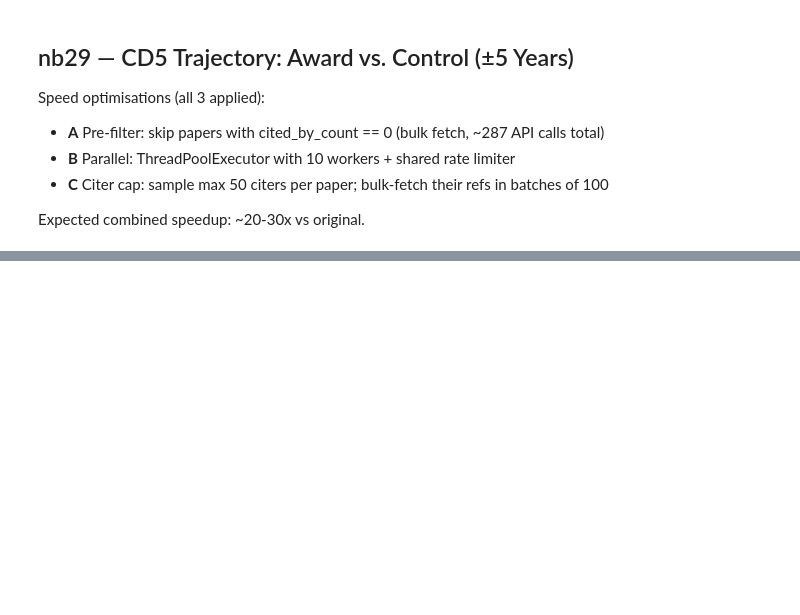
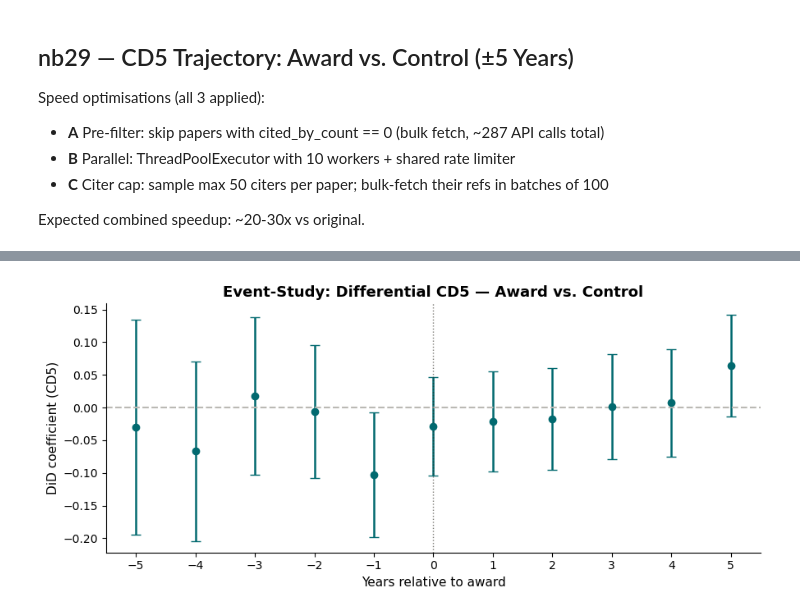
Before and after one commit to AppleShay/thesis-best-paper-trajectories, a Jupyter notebook: notebooks/29_cd5_trajectory_analysis.ipynb, the cells around one changed output, grey strips where cells are left out. Drawn from its saved outputs; the diff is of its cells as text; code cells hidden in the pictures; blank space fills up the shorter version.

```diff
--- a/notebooks/29_cd5_trajectory_analysis.ipynb
+++ b/notebooks/29_cd5_trajectory_analysis.ipynb
@@ -246,30 +329,35 @@ print(f'\nDiD (treated x post): {did_coef:.4f}  p={did_pval:.4f}')
 # %%
+import re
+
 reg_df['rel_str'] = reg_df['relative_year'].astype(str)
 es_model = smf.ols('cd5 ~ treated:C(rel_str) + C(rel_str) + C(year_fe)',
                    data=reg_df.dropna(subset=['cd5'])).fit(cov_type='HC3')
 
 es_coefs = {k: v for k, v in es_model.params.items() if 'treated:C(rel_str)' in k}
 es_ses   = {k: v for k, v in es_model.bse.items()   if 'treated:C(rel_str)' in k}
+
 es_df = pd.DataFrame({
-    'rel_year': [int(k.split('T.')[-1].rstrip(']')) for k in es_coefs],
+    'rel_year': [int(re.search(r'\[(-?\d+)\]', k).group(1)) for k in es_coefs],
     'coef': list(es_coefs.values()),
     'se':   list(es_ses.values()),
 }).sort_values('rel_year')
 
 fig2, ax2 = plt.subplots(figsize=(9, 4))
 ax2.errorbar(es_df['rel_year'], es_df['coef'], yerr=1.96*es_df['se'],
              fmt='o', color='#01696f', capsize=4, lw=1.8)
 ax2.axhline(0, color='#bab9b4', ls='--')
 ax2.axvline(0, color='#28251d', lw=1, ls=':', alpha=0.6)
 ax2.set_xlabel('Years relative to award', fontsize=11)
 ax2.set_ylabel('DiD coefficient (CD5)', fontsize=11)
 ax2.set_title('Event-Study: Differential CD5 — Award vs. Control',
               fontsize=13, fontweight='bold')
 ax2.set_xticks(range(-5, 6))
 ax2.spines[['top', 'right']].set_visible(False)
 plt.tight_layout()
 fig2.savefig(FIG_DIR / 'cd5_event_study_did.png', dpi=200, bbox_inches='tight')
 plt.show()
+# %% [output]
+[figure, added]
 # %%
 author_year.to_csv(CD_DIR / 'author_year_cd5.csv', index=False)
 print('author_year_cd5.csv saved')
```
Also changed, not shown: parts of 9 cells of this notebook.
